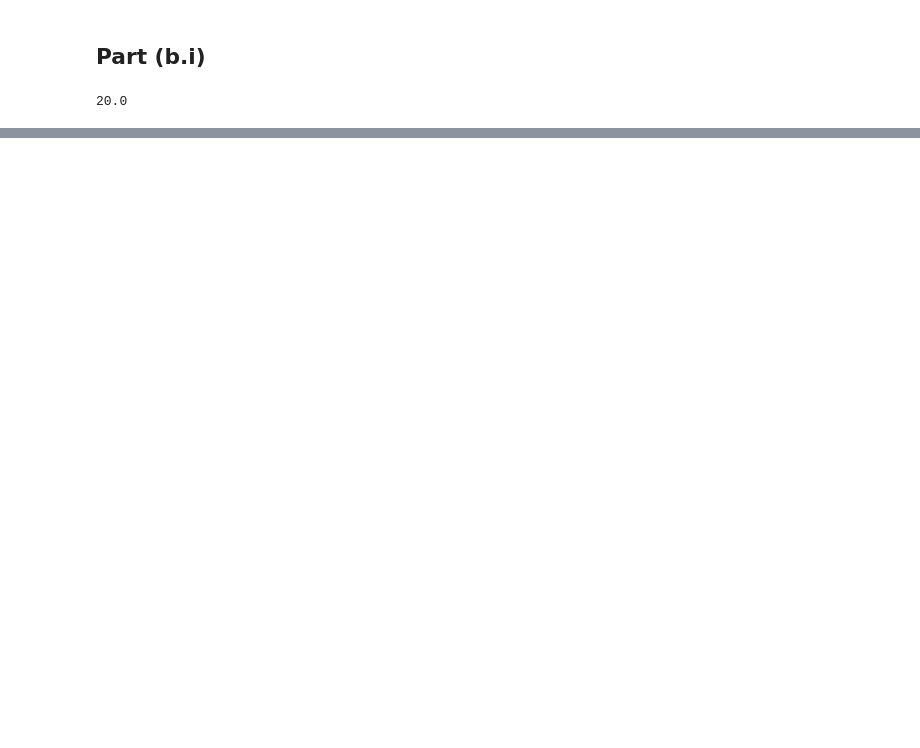
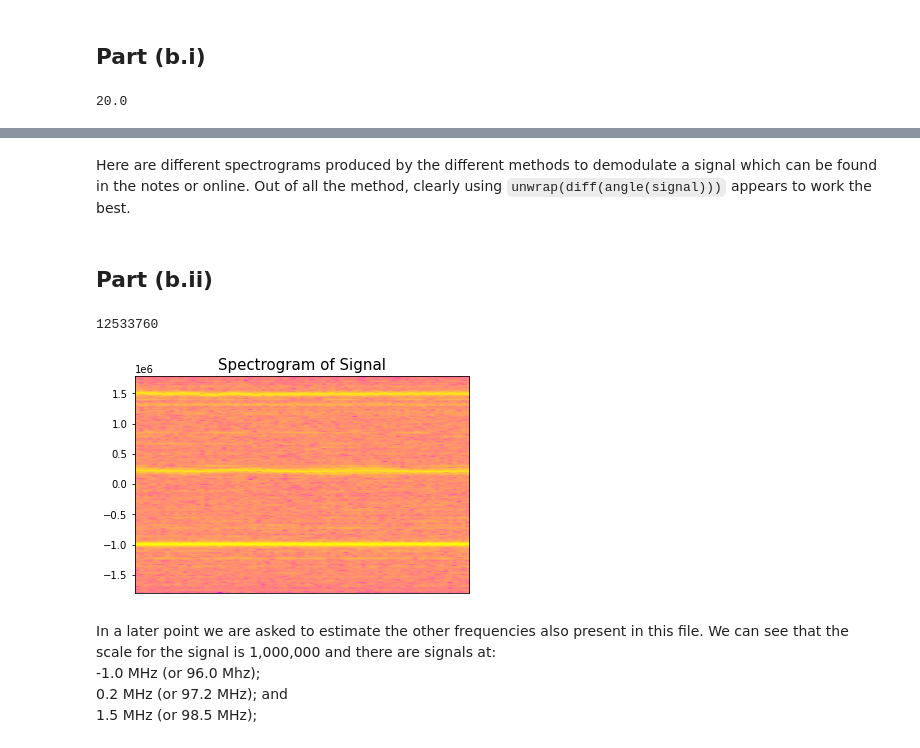
Before and after one commit to DasAnish/DSP_assignments, a Jupyter notebook: ad945-dsp-assignment-3.ipynb, the cells around one changed output, grey strips where cells are left out. Drawn from its saved outputs; the diff is of its cells as text; code cells hidden in the pictures; blank space fills up the shorter version.

```diff
--- a/ad945-dsp-assignment-3.ipynb
+++ b/ad945-dsp-assignment-3.ipynb
@@ -77 +115,3 @@ print(len(signal_b_i)/240000)
+# %% [markdown]
+Here are different spectrograms produced by the different methods to demodulate a signal which can be found in the notes or online. Out of all the method, clearly using ``unwrap(diff(angle(signal)))`` appears to work the best.
 # %%
@@ -90,0 +134,23 @@ write('output.wav', rate=48000, data=output_signal)
+# %% [markdown]
+## Part (b.ii)
+# %%
+# loading in the floats from the file and building the signal.
+floats_b_ii = np.fromfile(file='iq-fm-97M-3.6M.dat', dtype=np.float32)
+signal_b_ii = floats_b_ii[::2] + 1.0j * floats_b_ii[1::2]
+print(len(signal_b_ii))
+# %% [output]
+12533760
+# %%
+# plotting the signal
+plt.specgram(signal_b_ii[:10000], Fs=3.6e6,
+            cmap='spring')
+plt.xticks([])
+plt.title("Spectrogram of Signal", fontsize=15)
+plt.show()
+# %% [output]
+[figure, added]
+# %% [markdown]
+In a later point we are asked to estimate the other frequencies also present in this file. We can see that the scale for the signal is 1,000,000 and there are signals at: \
+-1.0 MHz (or 96.0 Mhz); \
+ 0.2 MHz (or 97.2 MHz); and \
+ 1.5 MHz (or 98.5 MHz);
```
Also changed, not shown: parts of 32 cells of this notebook.
